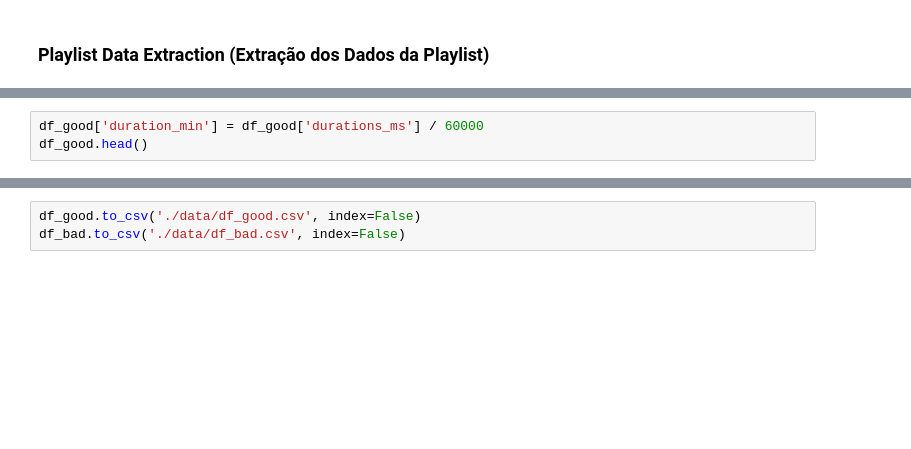
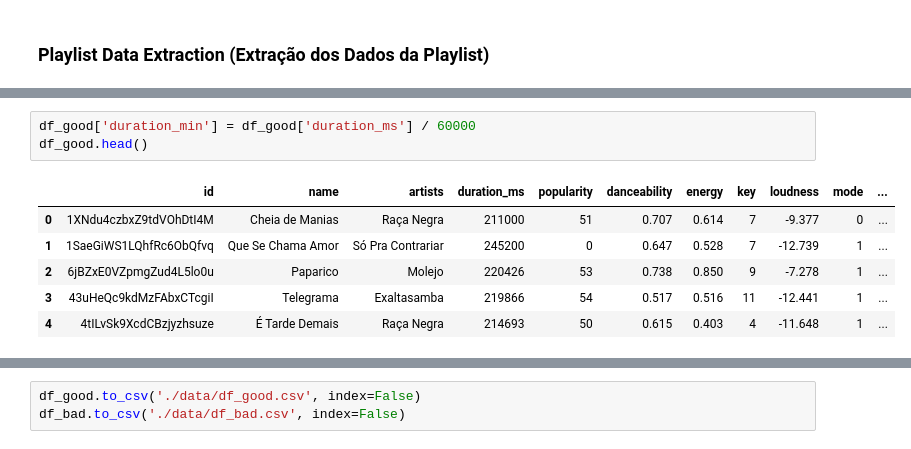
Before and after one commit to guidasneves/spotify_recsys, a Jupyter notebook: end_to_end_system.ipynb, the cells around one changed output, grey strips where cells are left out. Drawn from its saved outputs; the diff is of its cells as text; blank space fills up the shorter version.

```diff
--- a/end_to_end_system.ipynb
+++ b/end_to_end_system.ipynb
@@ -368,4 +387,11 @@ df_bad.head()
 # %%
-df_good['duration_min'] = df_good['durations_ms'] / 60000
+df_good['duration_min'] = df_good['duration_ms'] / 60000
 df_good.head()
+# %% [output]
+|  | id | name | artists | duration_ms | popularity | danceability | energy | key | loudness | mode | ... |
+| 0 | 1XNdu4czbxZ9tdVOhDtI4M | Cheia de Manias | Raça Negra | 211000 | 51 | 0.707 | 0.614 | 7 | -9.377 | 0 | ... |
+| 1 | 1SaeGiWS1LQhfRc6ObQfvq | Que Se Chama Amor | Só Pra Contrariar | 245200 | 0 | 0.647 | 0.528 | 7 | -12.739 | 1 | ... |
+| 2 | 6jBZxE0VZpmgZud4L5lo0u | Paparico | Molejo | 220426 | 53 | 0.738 | 0.850 | 9 | -7.278 | 1 | ... |
+| 3 | 43uHeQc9kdMzFAbxCTcgiI | Telegrama | Exaltasamba | 219866 | 54 | 0.517 | 0.516 | 11 | -12.441 | 1 | ... |
+| 4 | 4tILvSk9XcdCBzjyzhsuze | É Tarde Demais | Raça Negra | 214693 | 50 | 0.615 | 0.403 | 4 | -11.648 | 1 | ... |
 # %%
```
Also changed, not shown: parts of 24 cells of this notebook, 3 other files.
